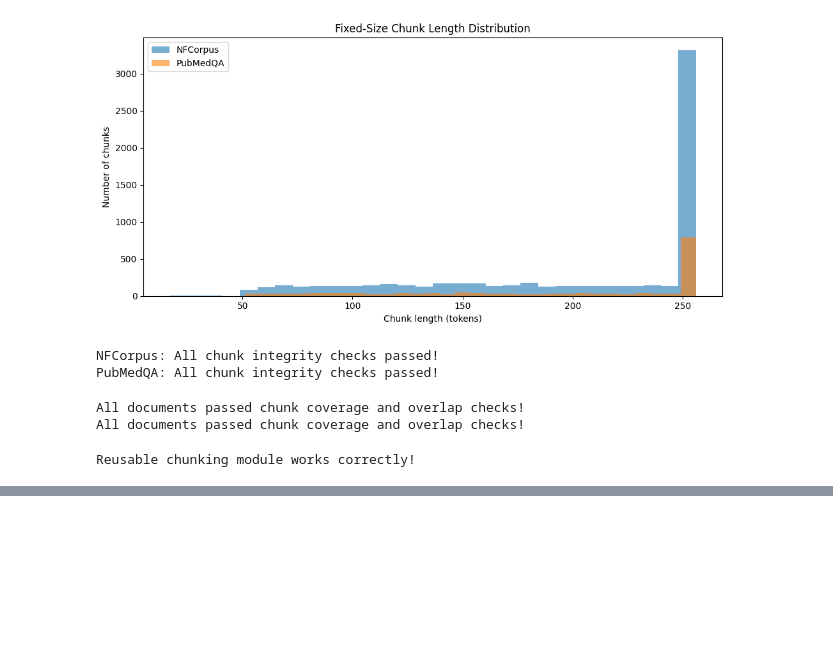
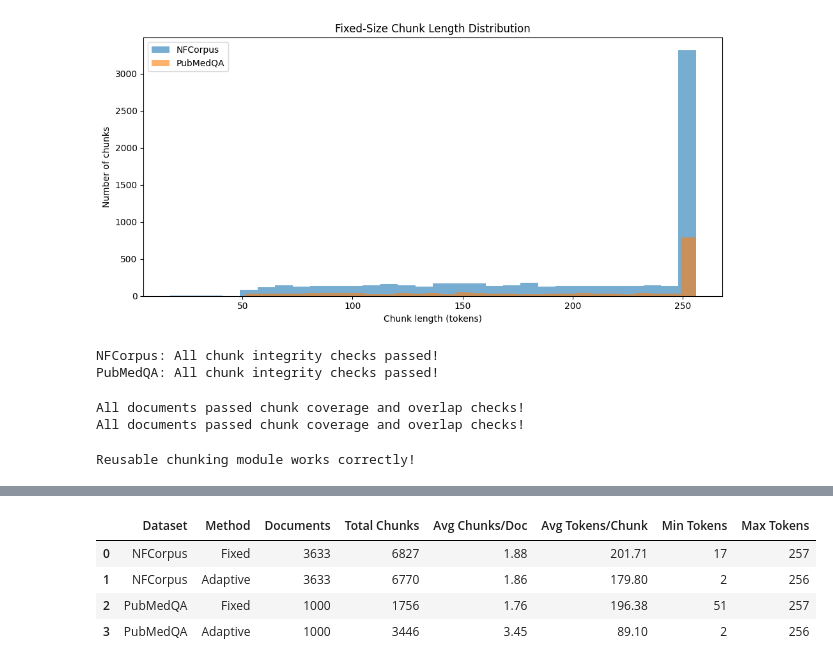
Before and after one commit to rachana1707-S/Adaptive-MedRAG, a Jupyter notebook: notebooks/02_chunking.ipynb, the cells around one changed output, grey strips where cells are left out. Drawn from its saved outputs; the diff is of its cells as text; code cells hidden in the pictures; blank space fills up the shorter version.

```diff
--- a/notebooks/02_chunking.ipynb
+++ b/notebooks/02_chunking.ipynb
@@ -680,0 +1057,20 @@ Reusable chunking module works correctly!
+# %%
+# Validate adaptive chunking on all documents
+from tqdm.auto import tqdm
+
+adaptive_nf_chunks = []
+adaptive_pubmed_chunks = []
+
+for doc in tqdm(nf_df.to_dict("records"), desc="NFCorpus"):
+    chunks = adaptive_chunking(doc, tokenizer, nlp, max_tokens=256)
+    assert validate_adaptive_text(doc, chunks)
+    adaptive_nf_chunks.extend(chunks)
+
+for doc in tqdm(pubmed_df.to_dict("records"), desc="PubMedQA"):
+    chunks = adaptive_chunking(doc, tokenizer, nlp, max_tokens=256)
+    assert validate_adaptive_text(doc, chunks)
+    adaptive_pubmed_chunks.extend(chunks)
+
+print("NFCorpus adaptive chunks:", len(adaptive_nf_chunks))
+print("PubMedQA adaptive chunks:", len(adaptive_pubmed_chunks))
+print("All text coverage checks passed!")
@@ -680,0 +1116,41 @@ Reusable chunking module works correctly!
+# %%
+# Compare fixed-size and adaptive chunking results
+comparison = []
+
+for name, docs_df, fixed_chunks, adaptive_chunks in [
+    ("NFCorpus", nf_df, nf_chunks, adaptive_nf_chunks),
+    ("PubMedQA", pubmed_df, pubmed_chunks, adaptive_pubmed_chunks)
+]:
+    for method, chunks in [
+        ("Fixed", fixed_chunks),
+        ("Adaptive", adaptive_chunks)
+    ]:
+        lengths = [
+            len(tokenizer.encode(
+                chunk["text"],
+                add_special_tokens=False,
+                truncation=False
+            ))
+            for chunk in chunks
+        ]
+
+        comparison.append({
+            "Dataset": name,
+            "Method": method,
+            "Documents": len(docs_df),
+            "Total Chunks": len(chunks),
+            "Avg Chunks/Doc": len(chunks) / len(docs_df),
+            "Avg Tokens/Chunk": sum(lengths) / len(lengths),
+            "Min Tokens": min(lengths),
+            "Max Tokens": max(lengths)
+        })
+
+comparison_df = pd.DataFrame(comparison)
+
+display(comparison_df.round(2))
+# %% [output]
+|  | Dataset | Method | Documents | Total Chunks | Avg Chunks/Doc | Avg Tokens/Chunk | Min Tokens | Max Tokens |
+| 0 | NFCorpus | Fixed | 3633 | 6827 | 1.88 | 201.71 | 17 | 257 |
+| 1 | NFCorpus | Adaptive | 3633 | 6770 | 1.86 | 179.80 | 2 | 256 |
+| 2 | PubMedQA | Fixed | 1000 | 1756 | 1.76 | 196.38 | 51 | 257 |
+| 3 | PubMedQA | Adaptive | 1000 | 3446 | 3.45 | 89.10 | 2 | 256 |
```
Also changed, not shown: parts of 15 cells of this notebook, 2 other files.
